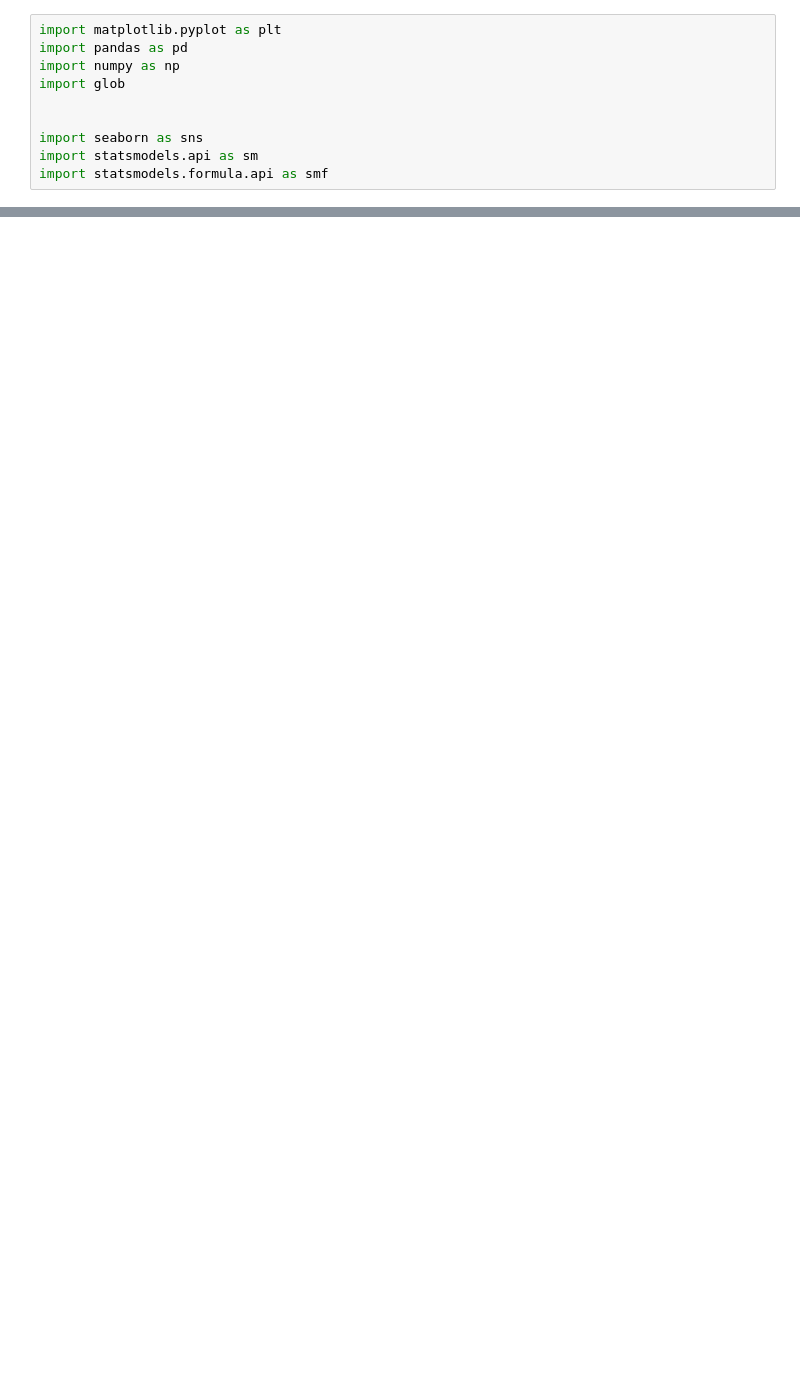
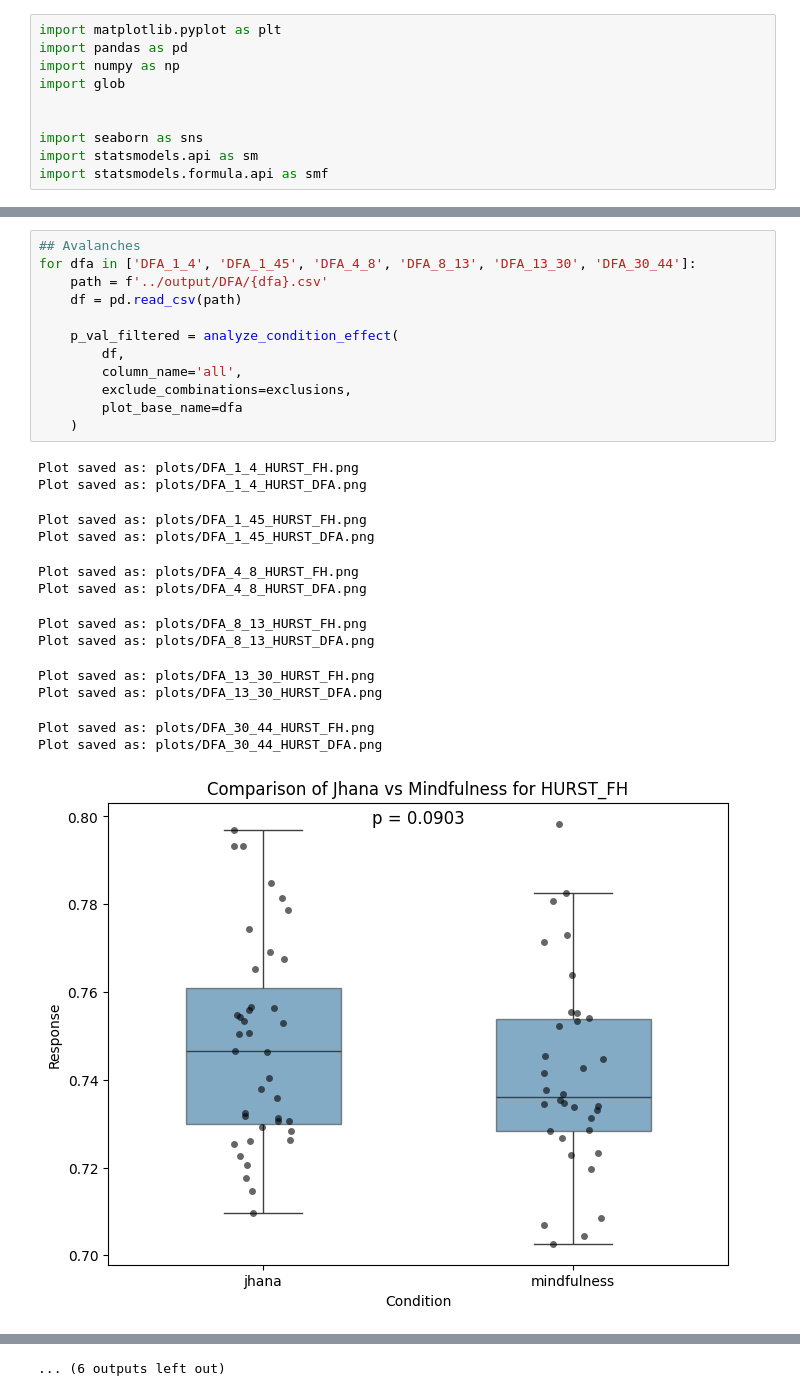
Before and after one commit to jonasmago/Criticality_PCI_Anesthesia, a Jupyter notebook: data/visualization/visualization.ipynb, the cells around one changed output, grey strips where cells are left out. Drawn from its saved outputs; the diff is of its cells as text; blank space fills up the shorter version.

```diff
--- a/data/visualization/visualization.ipynb
+++ b/data/visualization/visualization.ipynb
@@ -51,0 +143,26 @@ plt.show()
+# %%
+## Avalanches
+for dfa in ['DFA_1_4', 'DFA_1_45', 'DFA_4_8', 'DFA_8_13', 'DFA_13_30', 'DFA_30_44']:
+    path = f'../output/DFA/{dfa}.csv'
+    df = pd.read_csv(path)
+
+    p_val_filtered = analyze_condition_effect(
+        df,
+        column_name='all',
+        exclude_combinations=exclusions,
+        plot_base_name=dfa
+    )
+# %% [output]
+Plot saved as: plots/DFA_1_4_HURST_FH.png
+Plot saved as: plots/DFA_1_4_HURST_DFA.png
+Plot saved as: plots/DFA_1_45_HURST_FH.png
+Plot saved as: plots/DFA_1_45_HURST_DFA.png
+Plot saved as: plots/DFA_4_8_HURST_FH.png
+Plot saved as: plots/DFA_4_8_HURST_DFA.png
+Plot saved as: plots/DFA_8_13_HURST_FH.png
+Plot saved as: plots/DFA_8_13_HURST_DFA.png
+Plot saved as: plots/DFA_13_30_HURST_FH.png
+Plot saved as: plots/DFA_13_30_HURST_DFA.png
+Plot saved as: plots/DFA_30_44_HURST_FH.png
+Plot saved as: plots/DFA_30_44_HURST_DFA.png
+[figure, added]
@@ -51,0 +174 @@ plt.show()
+... (6 outputs left out)
```
Also changed, not shown: parts of 12 cells of this notebook, 6 other files.
